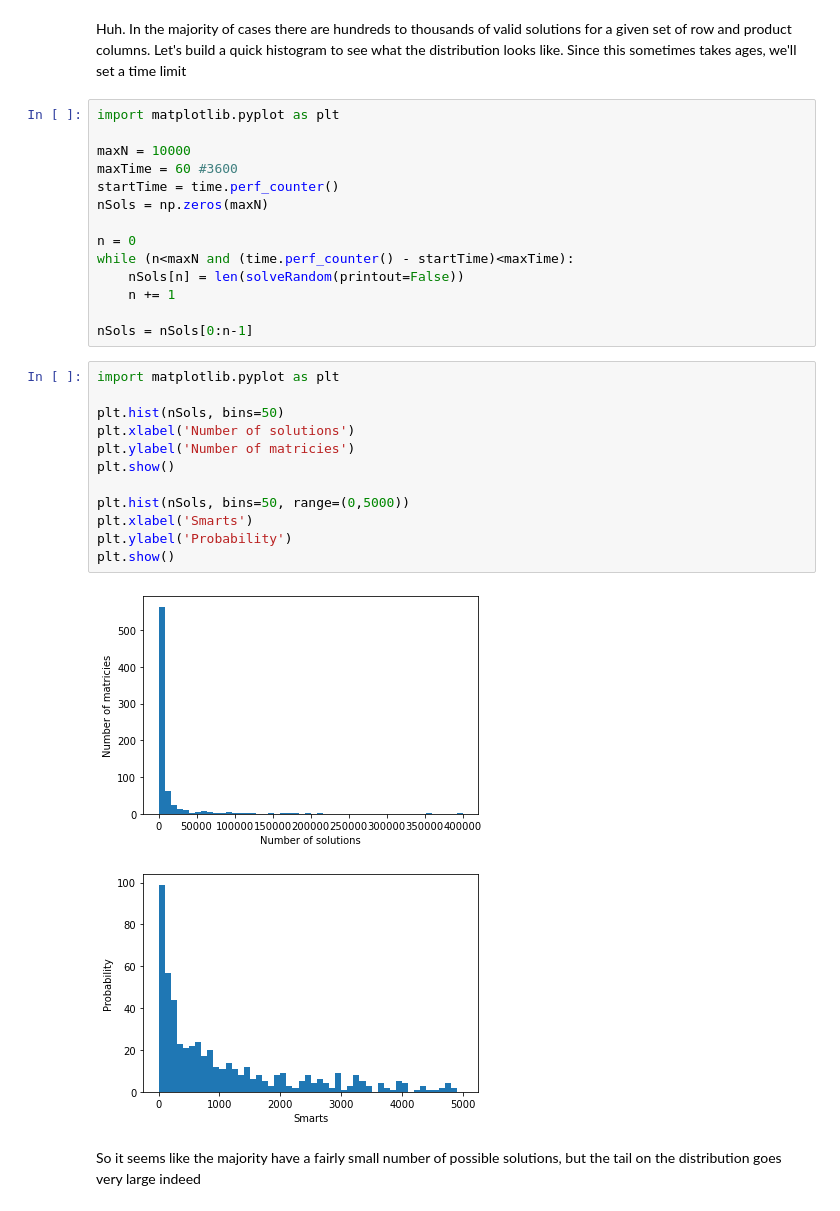
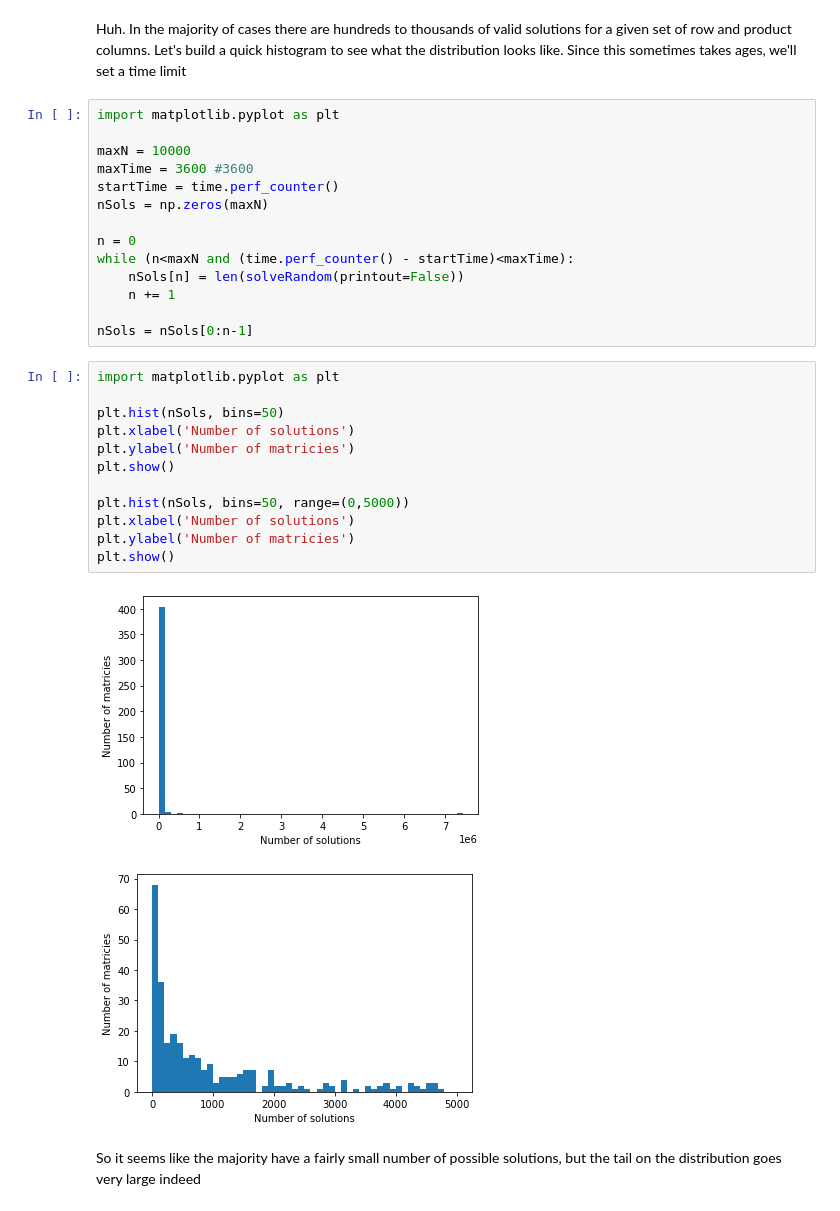
Before and after one commit to aschatterley/riddlers, a Jupyter notebook: NumberHunt/Numberhunt.ipynb, the cells around one changed output. Saved outputs shown, nothing was run; the diff lists cells and outputs as text.

Commit message:
fix the graph for real

```diff
--- a/NumberHunt/Numberhunt.ipynb
+++ b/NumberHunt/Numberhunt.ipynb
@@ -296,7 +279,7 @@ Huh. In the majority of cases there are hundreds to thousands of valid solutions
 import matplotlib.pyplot as plt
 
 maxN = 10000
-maxTime = 60 #3600
+maxTime = 3600 #3600
 startTime = time.perf_counter()
 nSols = np.zeros(maxN)
 
@@ -309,17 +292,17 @@ nSols = nSols[0:n-1]
 # %%
 import matplotlib.pyplot as plt
 
 plt.hist(nSols, bins=50)
 plt.xlabel('Number of solutions')
 plt.ylabel('Number of matricies')
 plt.show()
 
 plt.hist(nSols, bins=50, range=(0,5000))
-plt.xlabel('Smarts')
-plt.ylabel('Probability')
+plt.xlabel('Number of solutions')
+plt.ylabel('Number of matricies')
 plt.show()
 # %% [output]
-[figure, old version]
+[figure, new version]
-[figure, old version]
+[figure, new version]
 # %% [markdown]
 So it seems like the majority have a fairly small number of possible solutions, but the tail on the distribution goes very large indeed
```
Also changed, not shown: parts of 4 cells of this notebook.
